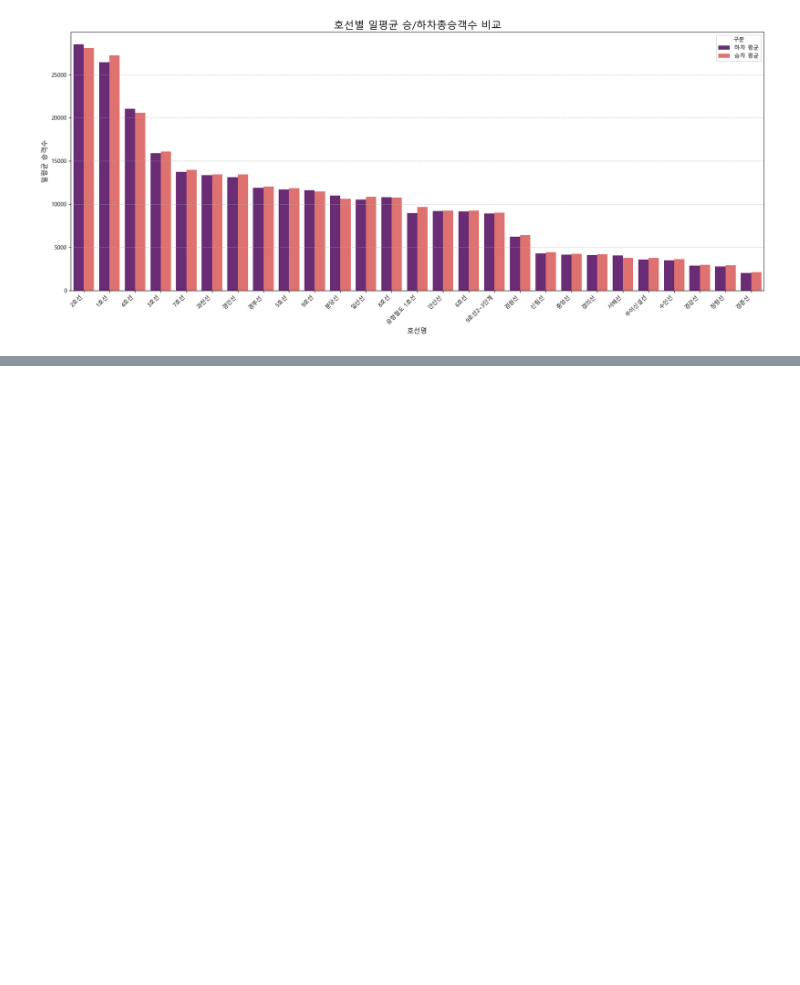
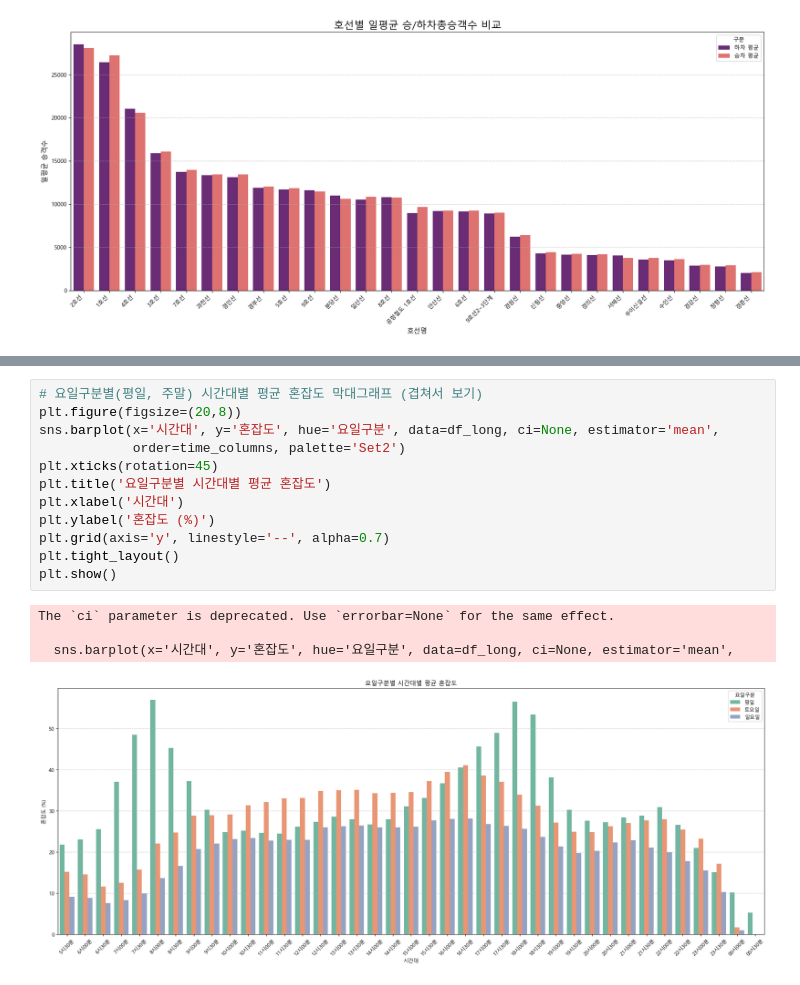
Before and after one commit to ekdlakdl12/SubwayPulse, a Jupyter notebook: test.ipynb, the cells around one changed output, grey strips where cells are left out. Cells and saved outputs as stored; diff of their text form; blank space fills up the shorter version.

```diff
--- a/test.ipynb
+++ b/test.ipynb
@@ -139,0 +557,17 @@ plt.show()
+# %%
+# 요일구분별(평일, 주말) 시간대별 평균 혼잡도 막대그래프 (겹쳐서 보기)
+plt.figure(figsize=(20,8))
+sns.barplot(x='시간대', y='혼잡도', hue='요일구분', data=df_long, ci=None, estimator='mean',
+            order=time_columns, palette='Set2')
+plt.xticks(rotation=45)
+plt.title('요일구분별 시간대별 평균 혼잡도')
+plt.xlabel('시간대')
+plt.ylabel('혼잡도 (%)')
+plt.grid(axis='y', linestyle='--', alpha=0.7)
+plt.tight_layout()
+plt.show()
+# %% [output]
+The `ci` parameter is deprecated. Use `errorbar=None` for the same effect.
+
+  sns.barplot(x='시간대', y='혼잡도', hue='요일구분', data=df_long, ci=None, estimator='mean',
+[figure, added]
```
Also changed, not shown: parts of 4 cells of this notebook, 1 other file.
